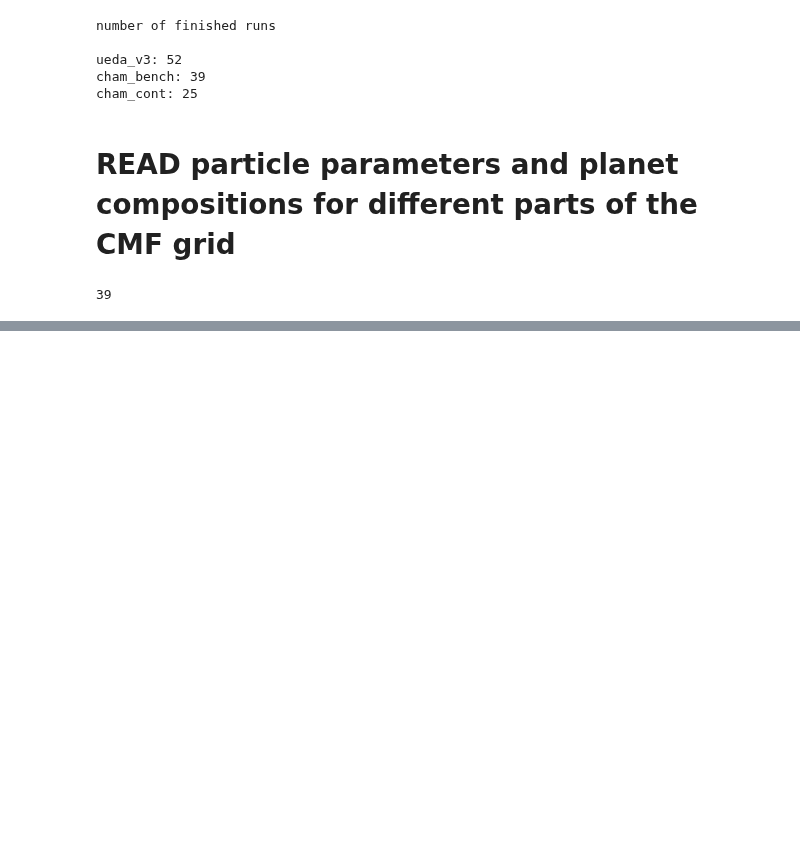
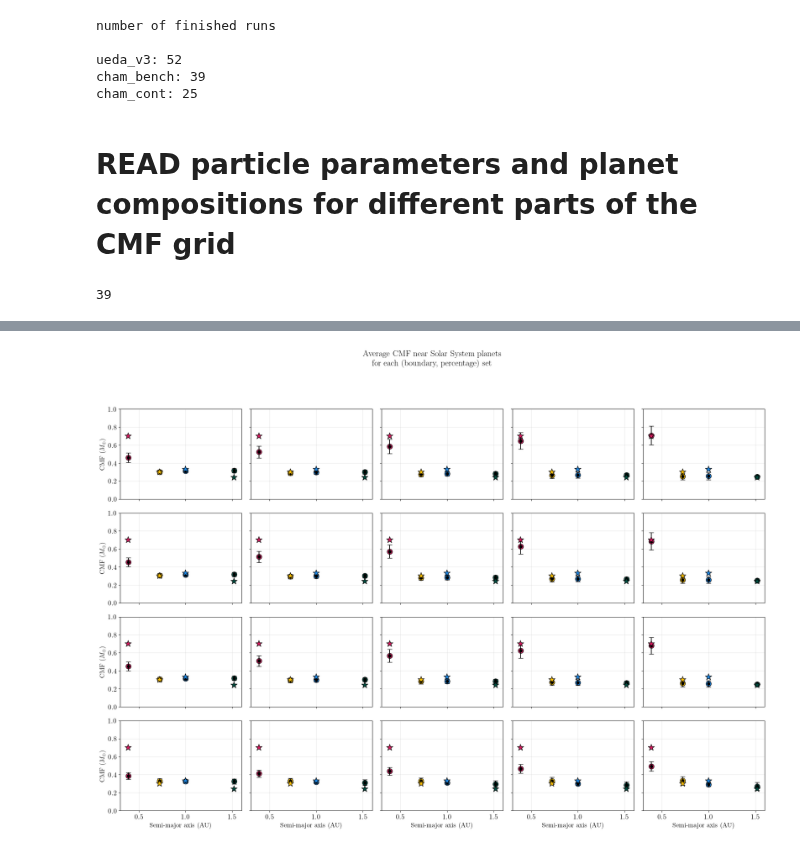
Before and after one commit to haniyehtajer/planet_cookbook, a Jupyter notebook: examples/evolved_planets/cham_bench_step_func.ipynb, the cells around one changed output, grey strips where cells are left out. Cells and saved outputs as stored; diff of their text form; code cells hidden in the pictures; blank space fills up the shorter version.

```diff
--- a/examples/evolved_planets/cham_bench_step_func.ipynb
+++ b/examples/evolved_planets/cham_bench_step_func.ipynb
@@ -218,0 +299,43 @@ time = 3.00e+08 yrs
+# %%
+planet_names = ['Mercury', 'Venus', 'Earth', 'Mars']
+planet_colors = ['#D81B60', '#FFC107', '#1E88E5', '#004D40']
+a_centers = [mercury['a'].values[0], venus['a'].values[0], earth['a'].values[0], mars['a'].values[0]]
+real_cmfs = [mercury['CMF'].values[0], venus['CMF'].values[0], earth['CMF'].values[0], mars['CMF'].values[0]]
+
+fig, axes = plt.subplots(len(unique_bounds), len(unique_percs),
+                        figsize=(4 * len(unique_percs), 3.5 * len(unique_bounds)),
+                        sharex=True, sharey=True)
+
+for i, bound in enumerate(unique_bounds):
+    for j, perc in enumerate(unique_percs):
+        ax = axes[i][j] if len(unique_bounds) > 1 else (axes[j] if len(unique_percs) > 1 else axes)
+        df_subset = cham_bench_full_df[
+            (cham_bench_full_df['boundary'] == bound) &
+            (cham_bench_full_df['percentage'] == perc)
+        ]
+        mean_cmfs = []
+        std_cmfs = []
+        for a in a_centers:
+            in_bin = (df_subset['semi'] >= a - 0.1) & (df_subset['semi'] <= a + 0.1)
+            cmfs = df_subset.loc[in_bin, 'cmf']
+            mean_cmfs.append(cmfs.mean())
+            std_cmfs.append(cmfs.std())
+        # Plot simulated means with errorbars
+        ax.errorbar(a_centers, mean_cmfs, yerr=std_cmfs, fmt='o', color='k', capsize=5)
+        for idx in range(4):
+            ax.scatter(a_centers[idx], mean_cmfs[idx], color=planet_colors[idx], s=120, edgecolor='black')
+        # Plot real values as stars
+        ax.scatter(a_centers, real_cmfs, color=planet_colors, s=200, marker='*', edgecolor='black', zorder=5)
+        ax.set_xlim(0.3, 1.6)
+        ax.set_ylim(0, 1)
+        ax.grid(True, alpha=0.3)
+        if i == len(unique_bounds) - 1:
+            ax.set_xlabel('Semi-major axis (AU)', fontsize=14)
+        if j == 0:
+            ax.set_ylabel(r'CMF ($M_\oplus$)', fontsize=14)
+
+fig.suptitle('Average CMF near Solar System planets\nfor each (boundary, percentage) set', fontsize=18, y=1.02)
+plt.tight_layout(rect=[0, 0, 1, 0.97])
+plt.show()
+# %% [output]
+[figure, added]
```
Also changed, not shown: parts of 6 cells of this notebook, 26 other files.
